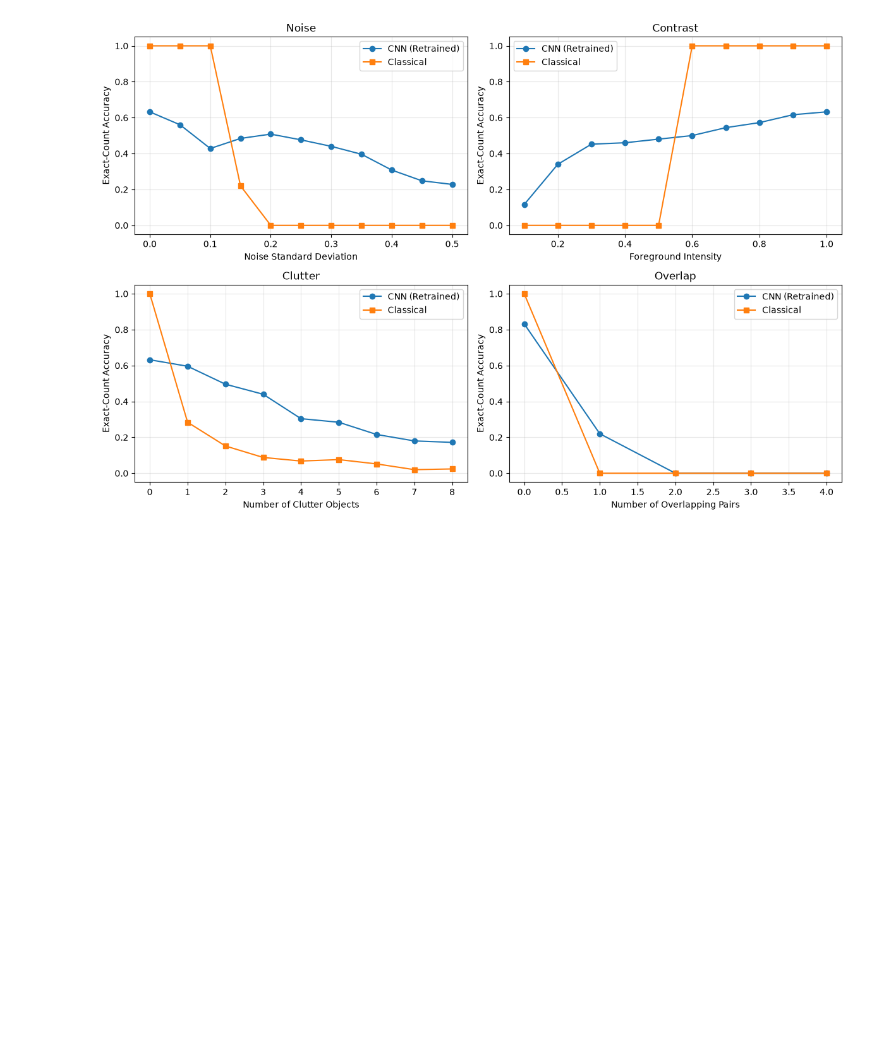
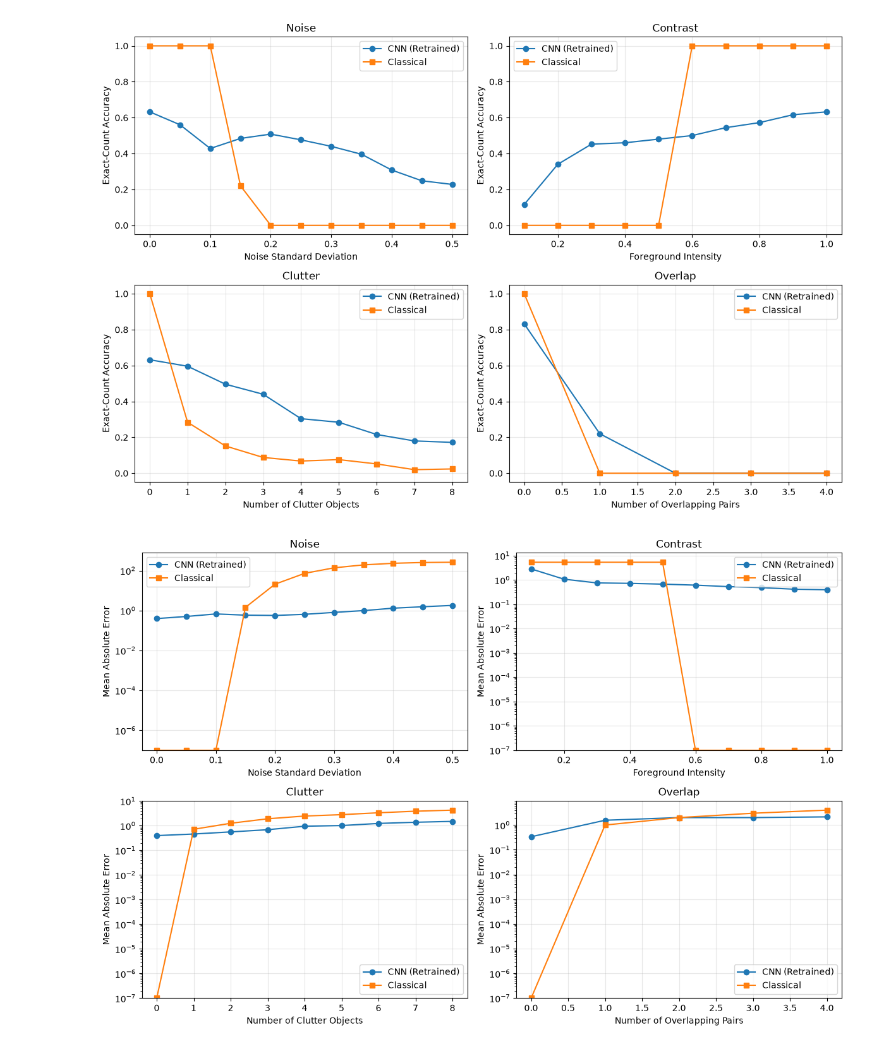
Before and after one commit to ruc-practical-ai-fall-2026/lectures, a Jupyter notebook: class-07/notebooks/01_use_case_selection_example.ipynb, the cells around one changed output. Cells and saved outputs as stored; diff of their text form; code cells hidden in the pictures; blank space fills up the shorter version.

```diff
--- a/class-07/notebooks/01_use_case_selection_example.ipynb
+++ b/class-07/notebooks/01_use_case_selection_example.ipynb
@@ -1232,15 +1251,20 @@ clutter_levels = np.arange(0, 9)
 overlap_levels = np.arange(0, 5)
 
 
-def compare_accuracy(images, labels):
+def compare_metrics(images, labels):
     """Evaluate both approaches on the same dataset."""
 
     cnn_pred = predict_cnn_images(model_robust, images)
     classical_pred = np.array([count_objects(image) for image in images])
 
+    cnn_metrics = evaluate_counts(labels, cnn_pred)
+    classical_metrics = evaluate_counts(labels, classical_pred)
+
     return (
-        evaluate_counts(labels, cnn_pred)["accuracy"],
-        evaluate_counts(labels, classical_pred)["accuracy"],
+        cnn_metrics["accuracy"],
+        classical_metrics["accuracy"],
+        cnn_metrics["mae"],
+        classical_metrics["mae"],
     )
 
 
@@ -1251,7 +1275,7 @@ rng_noise = np.random.default_rng(100)
 noise = rng_noise.normal(size=X_eval.shape)
 
 curves["Noise"] = [
-    compare_accuracy(
+    compare_metrics(
         np.clip(X_eval + sigma * noise, 0, 1).astype(np.float32),
         y_eval,
     )
@@ -1260,7 +1284,7 @@ curves["Noise"] = [
 
 # Foreground-background contrast
 curves["Contrast"] = [
-    compare_accuracy(
+    compare_metrics(
         (X_eval * contrast).astype(np.float32),
         y_eval,
     )
@@ -1269,7 +1293,7 @@ curves["Contrast"] = [
 
 # Number of clutter objects
 curves["Clutter"] = [
-    compare_accuracy(
+    compare_metrics(
         add_n_clutter(X_eval, int(n), np.random.default_rng(200)),
         y_eval,
     )
@@ -1287,7 +1311,7 @@ for n_pairs in overlap_levels:
     for i in range(N_EVAL):
         images[i], _ = generate_overlap_pairs(rng_overlap, int(n_pairs))
 
-    curves["Overlap"].append(compare_accuracy(images, labels))
+    curves["Overlap"].append(compare_metrics(images, labels))
 # %% [markdown]
 The overlap experiment uses a fixed count of eight circles. This means the overlap curve measures performance for eight-object images specifically, rather than averaging across all possible counts.
 
@@ -1321,3 +1345,27 @@ plt.tight_layout()
 plt.show()
 # %% [output]
 [figure]
+# %%
+fig, axes = plt.subplots(2, 2, figsize=(12, 8))
+
+eps = 1e-7
+
+for ax, (name, levels, xlabel) in zip(axes.flat, experiments):
+    scores = np.array(curves[name])
+
+    ax.semiology(
+        levels, np.abs(scores[:, 2] + eps), "o-", label="CNN (Retrained)"
+    )
+    ax.semiology(levels, np.abs(scores[:, 3] + eps), "s-", label="Classical")
+
+    ax.set_title(name)
+    ax.set_xlabel(xlabel)
+    ax.set_ylabel("Mean Absolute Error")
+    ax.set_ylim(bottom=eps)
+    ax.grid(alpha=0.3)
+    ax.legend()
+
+plt.tight_layout()
+plt.show()
+# %% [output]
+[figure, added]
```
Also changed, not shown: parts of 27 cells of this notebook.
